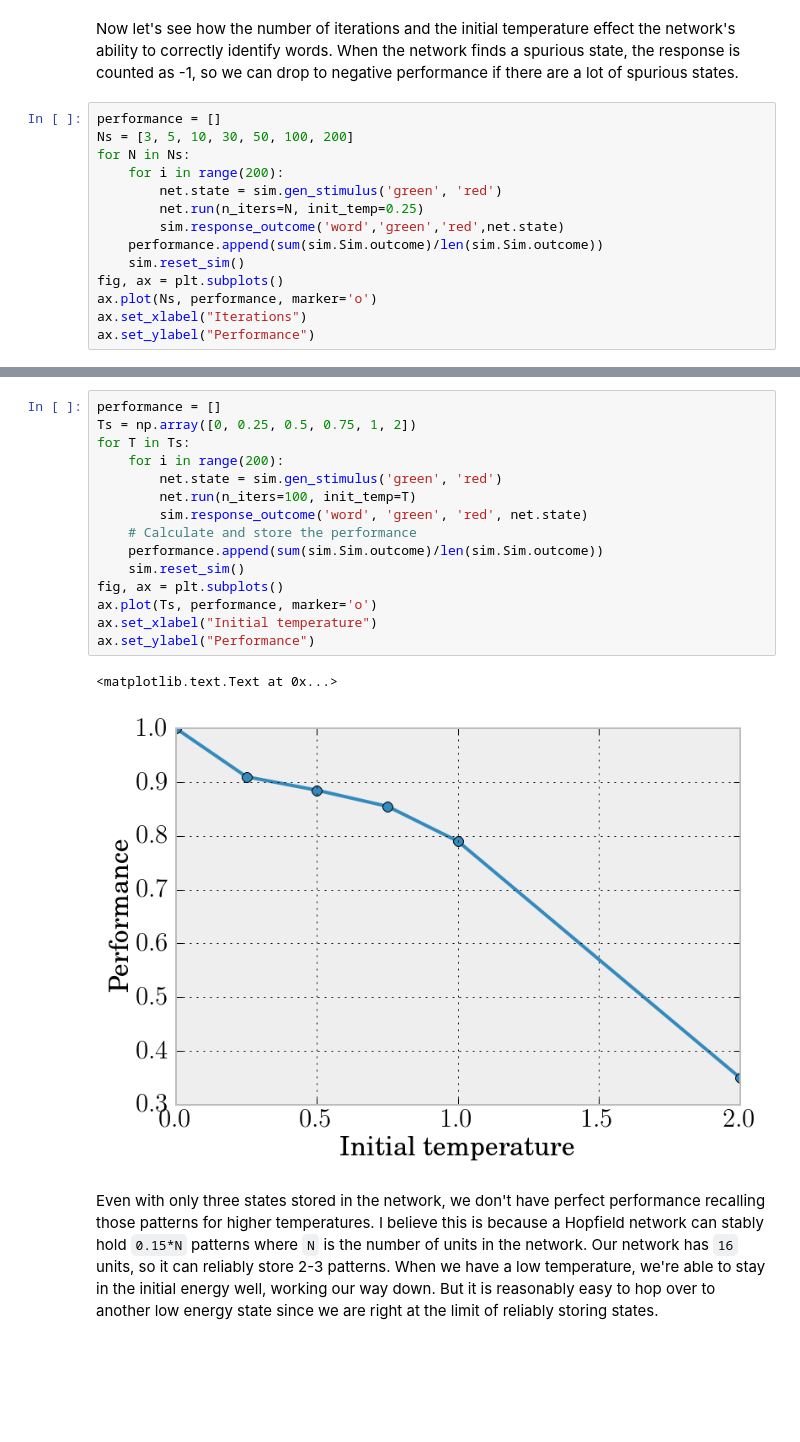
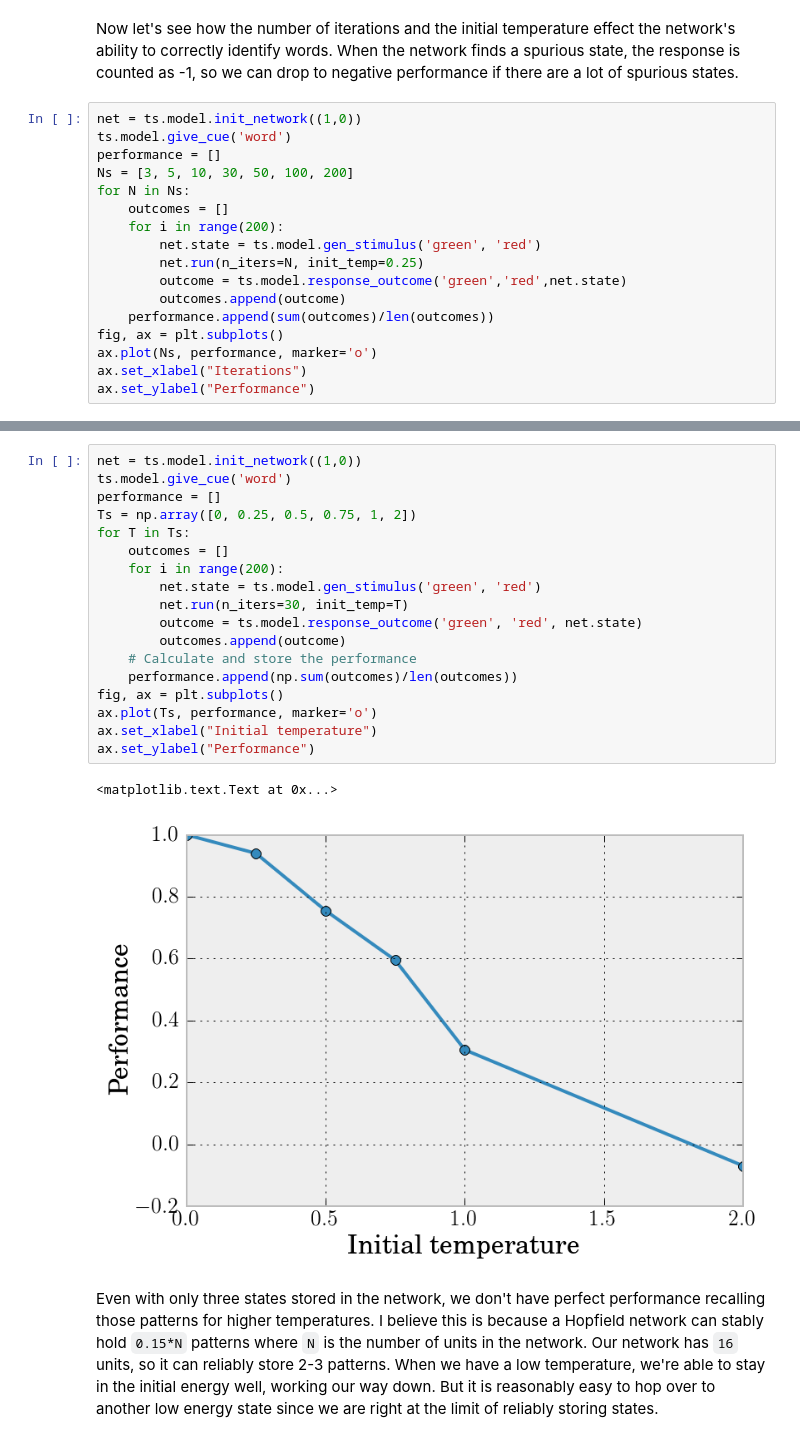
Before and after one commit to mcleonard/task_switch, a Jupyter notebook: Task switching simulation.ipynb, the cells around one changed output, grey strips where cells are left out. Cells and saved outputs as stored; diff of their text form; blank space fills up the shorter version.

```diff
--- a/Task switching simulation.ipynb
+++ b/Task switching simulation.ipynb
@@ -69,15 +68,18 @@ This is the state 'word=green'
 # %% [markdown]
 Now let's see how the number of iterations and the initial temperature effect the network's ability to correctly identify words.  When the network finds a spurious state, the response is counted as -1, so we can drop to negative performance if there are a lot of spurious states.
 # %%
+net = ts.model.init_network((1,0))
+ts.model.give_cue('word')
 performance = []
 Ns = [3, 5, 10, 30, 50, 100, 200]
 for N in Ns:
+    outcomes = []
     for i in range(200):
-        net.state = sim.gen_stimulus('green', 'red')
+        net.state = ts.model.gen_stimulus('green', 'red')
         net.run(n_iters=N, init_temp=0.25)
-        sim.response_outcome('word','green','red',net.state)
-    performance.append(sum(sim.Sim.outcome)/len(sim.Sim.outcome))
-    sim.reset_sim()
+        outcome = ts.model.response_outcome('green','red',net.state)
+        outcomes.append(outcome)
+    performance.append(sum(outcomes)/len(outcomes))
 fig, ax = plt.subplots()
 ax.plot(Ns, performance, marker='o')
 ax.set_xlabel("Iterations")
@@ -88,21 +90,24 @@ ax.set_ylabel("Performance")
 # %%
+net = ts.model.init_network((1,0))
+ts.model.give_cue('word')
 performance = []
 Ts = np.array([0, 0.25, 0.5, 0.75, 1, 2])
 for T in Ts:
+    outcomes = []
     for i in range(200):
-        net.state = sim.gen_stimulus('green', 'red')
-        net.run(n_iters=100, init_temp=T)
-        sim.response_outcome('word', 'green', 'red', net.state)
+        net.state = ts.model.gen_stimulus('green', 'red')
+        net.run(n_iters=30, init_temp=T)
+        outcome = ts.model.response_outcome('green', 'red', net.state)
+        outcomes.append(outcome)
     # Calculate and store the performance
-    performance.append(sum(sim.Sim.outcome)/len(sim.Sim.outcome))
-    sim.reset_sim()
+    performance.append(np.sum(outcomes)/len(outcomes))
 fig, ax = plt.subplots()
 ax.plot(Ts, performance, marker='o')
 ax.set_xlabel("Initial temperature")
 ax.set_ylabel("Performance")
 # %% [output]
 <matplotlib.text.Text at 0x...>
-[figure, old version]
+[figure, new version]
 # %% [markdown]
 Even with only three states stored in the network, we don't have perfect performance recalling those patterns for higher temperatures.  I believe this is because a Hopfield network can stably hold `0.15*N` patterns where `N` is the number of units in the network.  Our network has `16` units, so it can reliably store 2-3 patterns.  When we have a low temperature, we're able to stay in the initial energy well, working our way down.  But it is reasonably easy to hop over to another low energy state since we are right at the limit of reliably storing states.
 # %% [markdown]
```
Also changed, not shown: parts of 33 cells of this notebook, 6 other files.
